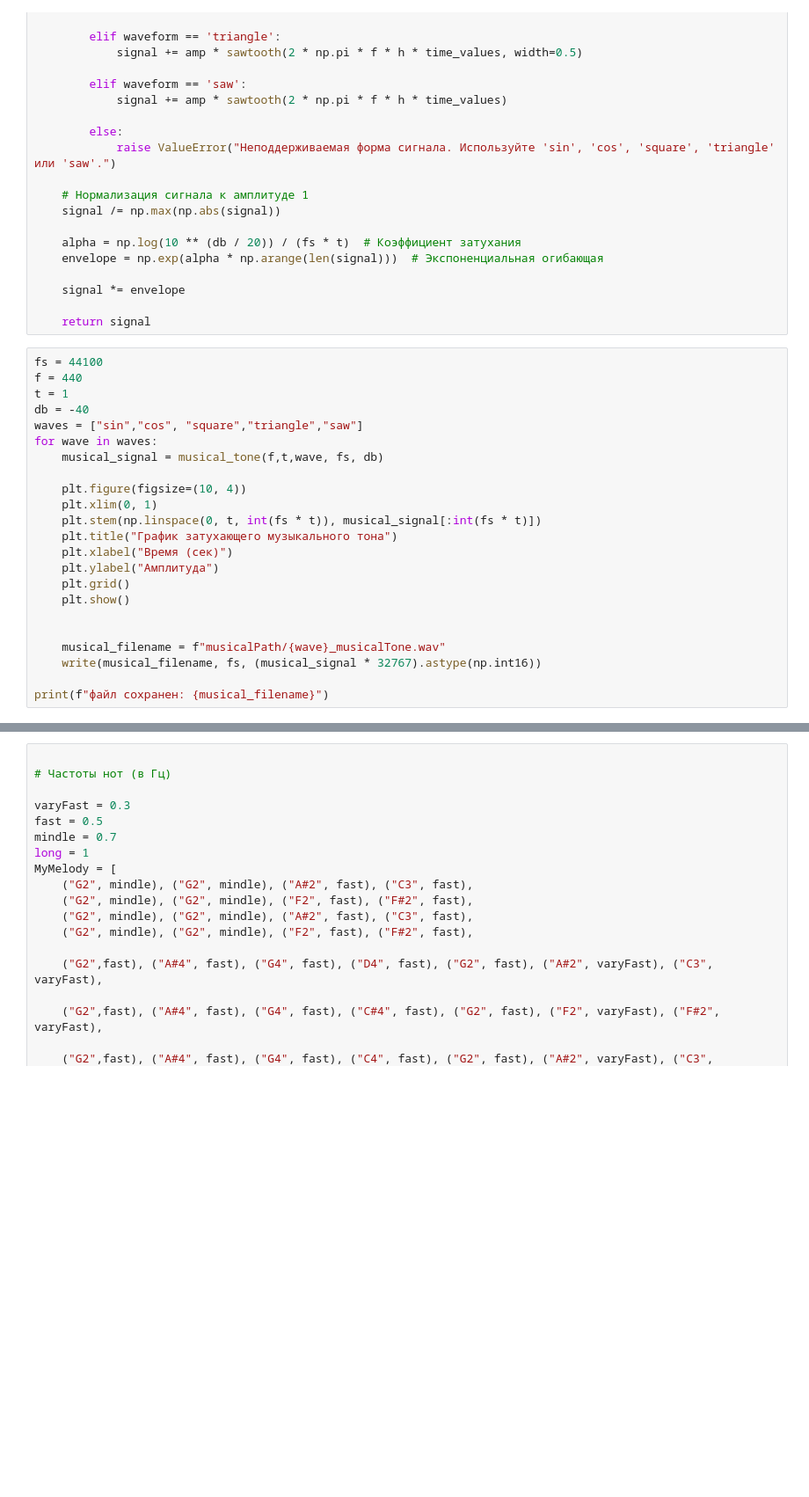
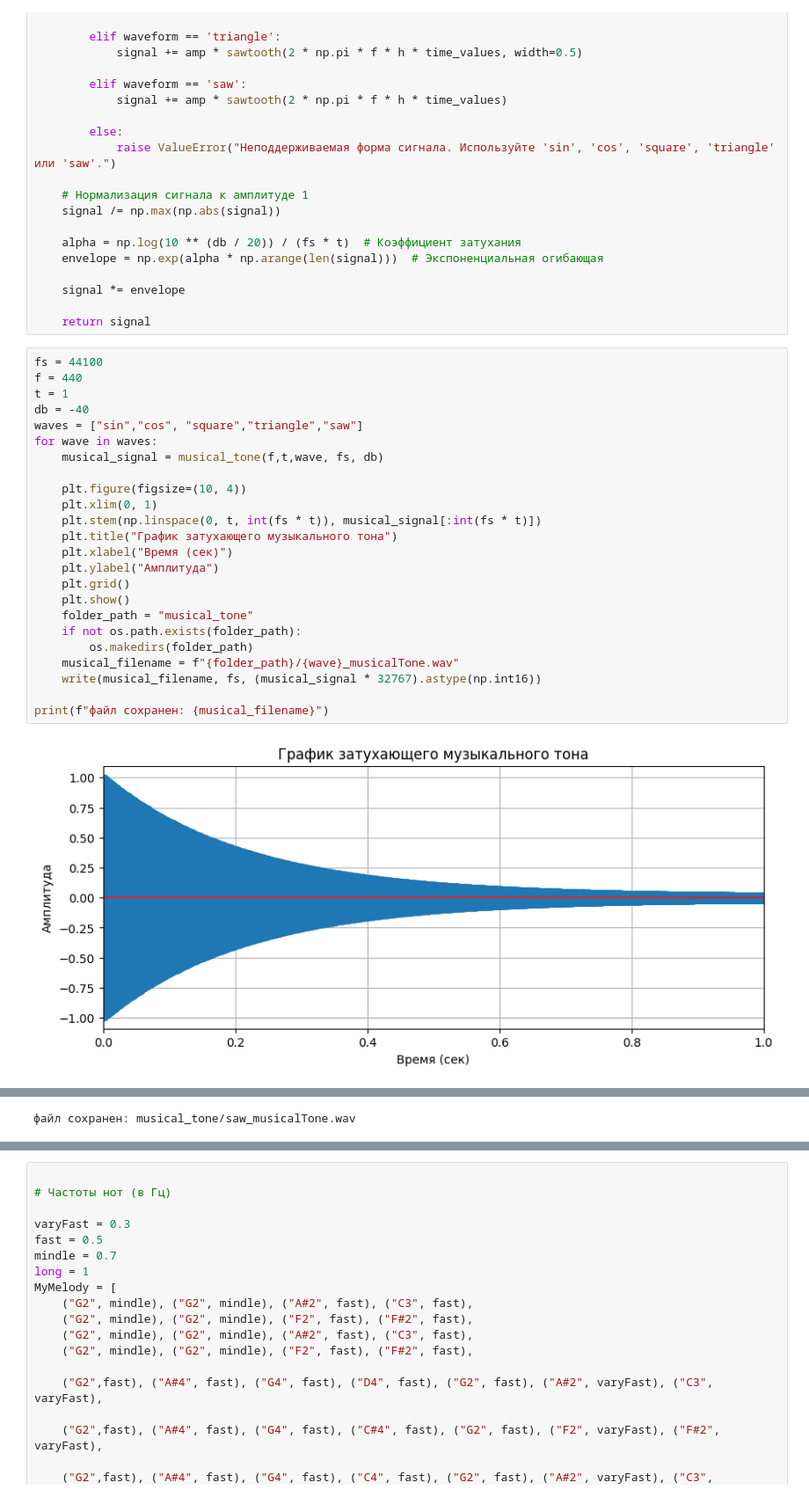
Before and after one commit to Matosik/DSP-Experiments, a Jupyter notebook: Lab1/lab1.ipynb, the cells around one changed output, grey strips where cells are left out. Shown at 88% size. Cells and saved outputs as stored; diff of their text form; blank space fills up the shorter version.

Commit message:
Правки и сохраненные .wav файлы

```diff
--- a/Lab1/lab1.ipynb
+++ b/Lab1/lab1.ipynb
@@ -108,23 +115,26 @@ def musical_tone(f, t, waveform='sin', fs=44100, db=-20):
 # %%
 fs = 44100
 f = 440
 t = 1
 db = -40
 waves = ["sin","cos", "square","triangle","saw"]
 for wave in waves:
     musical_signal = musical_tone(f,t,wave, fs, db)
 
     plt.figure(figsize=(10, 4))
     plt.xlim(0, 1)
     plt.stem(np.linspace(0, t, int(fs * t)), musical_signal[:int(fs * t)])
     plt.title("График затухающего музыкального тона")
     plt.xlabel("Время (сек)")
     plt.ylabel("Амплитуда")
     plt.grid()
     plt.show()
-
-
-    musical_filename = f"musicalPath/{wave}_musicalTone.wav"
+    folder_path = "musical_tone"
+    if not os.path.exists(folder_path):
+        os.makedirs(folder_path)
+    musical_filename = f"{folder_path}/{wave}_musicalTone.wav"
     write(musical_filename, fs, (musical_signal * 32767).astype(np.int16))
 
 print(f"файл сохранен: {musical_filename}")
+# %% [output]
+[figure, added]
@@ -131,3 +145,4 @@ print(f"файл сохранен: {musical_filename}")
+файл сохранен: musical_tone/saw_musicalTone.wav
 # %% [markdown]
 ![image-4.png](attachment:image-4.png)
 ![image-2.png](attachment:image-2.png)
```
Also changed, not shown: parts of 4 cells of this notebook, 10 other files.
